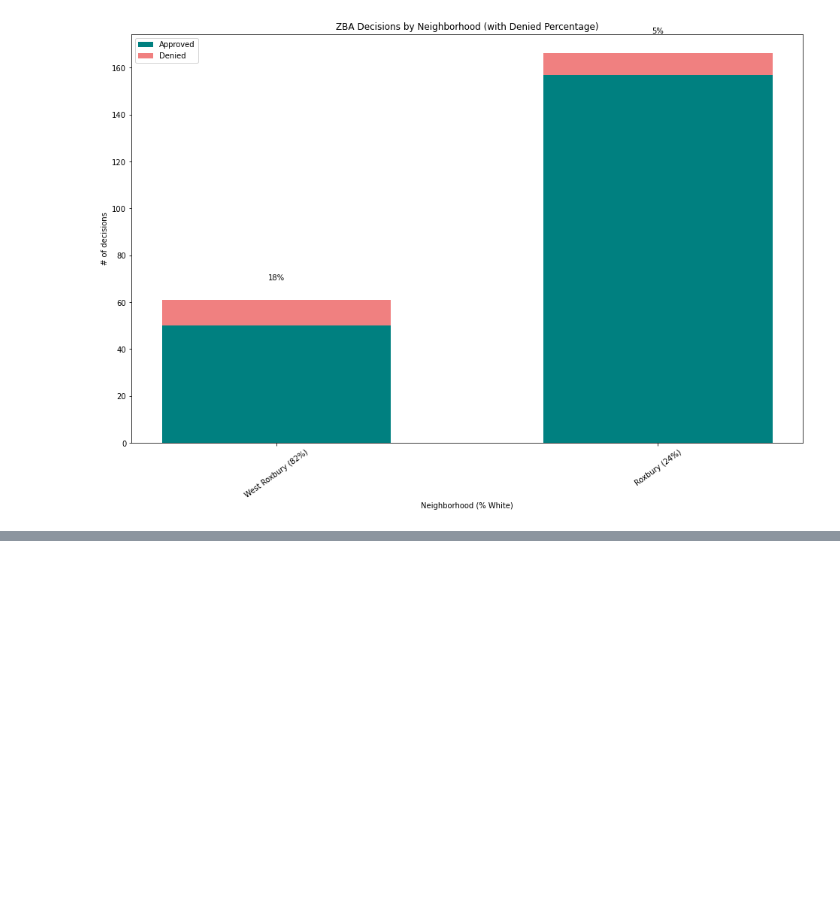
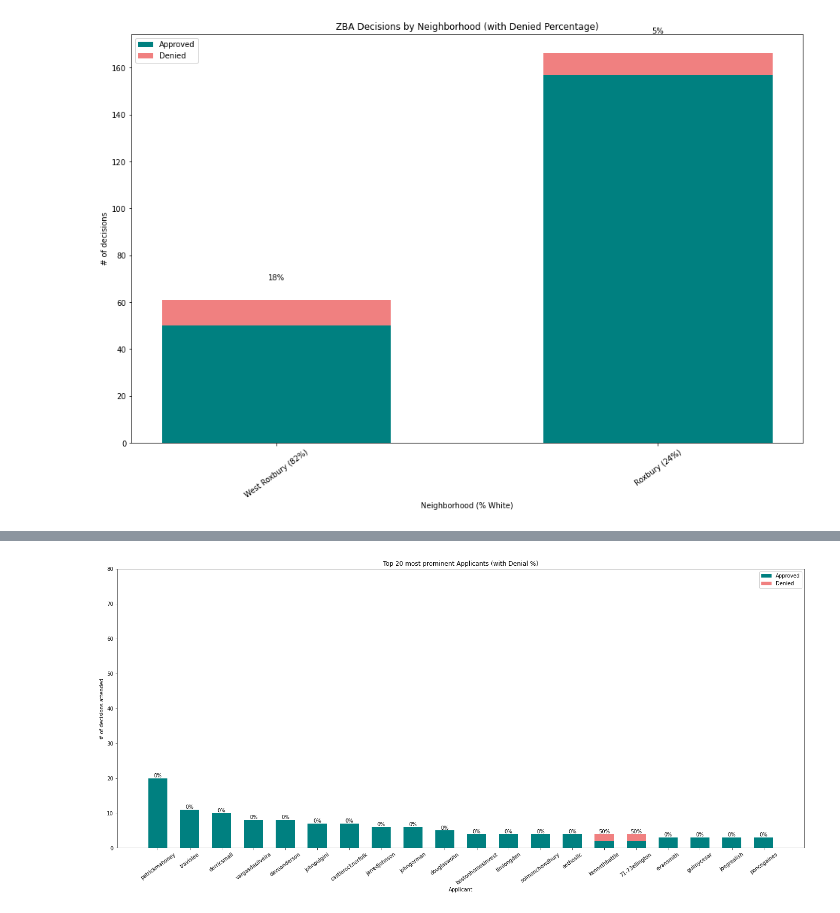
Before and after one commit to BU-Spark/CS506-Fall2020-Projects, a Jupyter notebook: bay_state_banner/deliverable_1/zba_analysis.ipynb, the cells around one changed output, grey strips where cells are left out. Saved outputs shown, nothing was run; the diff lists cells and outputs as text; code cells hidden in the pictures; blank space fills up the shorter version.

```diff
--- a/bay_state_banner/deliverable_1/zba_analysis.ipynb
+++ b/bay_state_banner/deliverable_1/zba_analysis.ipynb
@@ -379,0 +381,45 @@ plt.show()
+# %%
+decisions_with_demos_poc = decisions_with_demos[decisions_with_demos['White Proportion'] < 50.0]
+grouped_apps_poc = decisions_with_demos_poc.progress_apply(clean_names, axis=1).groupby('Applicant')
+grouped_apps_poc_stats = grouped_apps_poc.agg("size").sort_values(ascending=False)
+grouped_apps_poc_approved_stats = decisions_with_demos_poc.progress_apply(clean_names, axis=1)[decisions_with_demos_poc['Decision (Approve/Reject)'] == 'Approved'].groupby('Applicant').agg("size").sort_values(ascending=False)
+
+merged = pd.DataFrame(grouped_apps_poc_stats).merge(pd.DataFrame(grouped_apps_poc_approved_stats), left_index=True, right_index=True)
+grouped_apps_poc_all_stats = merged.rename(columns={'0_x': 'total', '0_y': 'approved'})
+grouped_apps_poc_all_stats['denied'] = grouped_apps_poc_all_stats['total'] - grouped_apps_poc_all_stats['approved']
+# %%
+grouped_apps_poc_all_stats = grouped_apps_poc_all_stats[:20]
+apps_num_approved = grouped_apps_poc_all_stats['approved'].values
+apps_num_denied = grouped_apps_poc_all_stats['denied'].values
+
+plt.figure(figsize=[24,10])
+plt.title("Top 20 most prominent Applicants (with Denial %)")
+plt.xlabel("Applicant")
+plt.ylabel("# of decisions attended")
+plt.gca().set_ylim([0, 80])
+
+
+ind = np.arange(len(grouped_apps_poc_all_stats))
+p1 = plt.bar(ind, apps_num_approved, width, label="Approved", color='teal')
+p2 = plt.bar(ind, apps_num_denied, width, bottom=apps_num_approved, label="Denied", color='lightcoral')
+
+plt.legend()
+xtix = grouped_apps_poc_all_stats.index
+plt.xticks(ind, xtix, rotation=36)
+
+def autolabel(rects):
+        """
+        Attach a text label above each bar displaying its height
+        """
+        for i in range(len(rects)):
+            rect = rects[i]
+            height = rect.get_height()
+            plt.text(rect.get_x() + rect.get_width()/2., grouped_apps_poc_all_stats['total'][i],
+                    '%d%%' % ((apps_num_denied[i] / (apps_num_denied[i] + apps_num_approved[i])) * 100),
+                    ha='center', va='bottom')
+
+autolabel(p1)
+
+plt.show()
+# %% [output]
+[figure, added]
```
Also changed, not shown: parts of 4 cells of this notebook.
